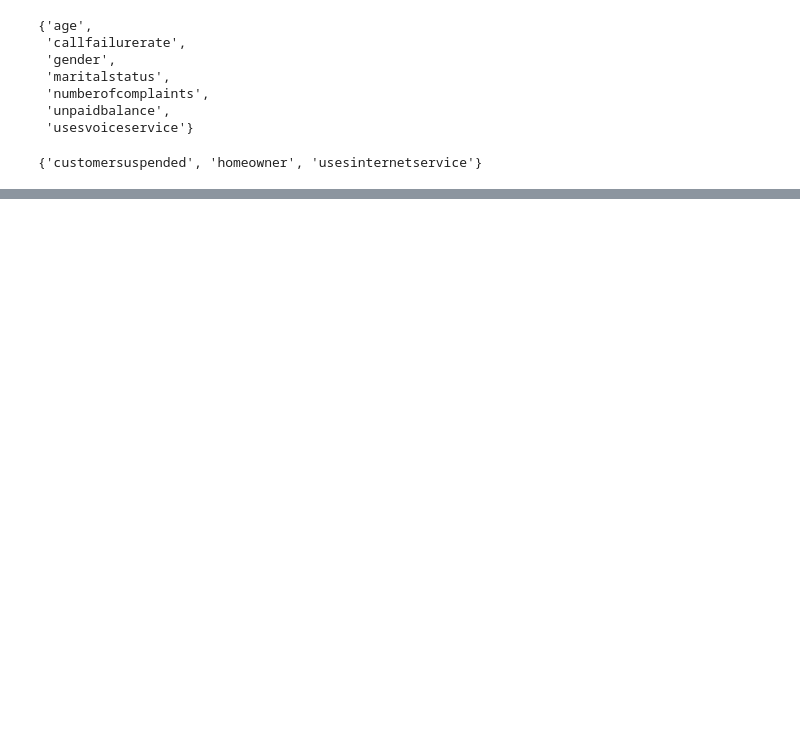
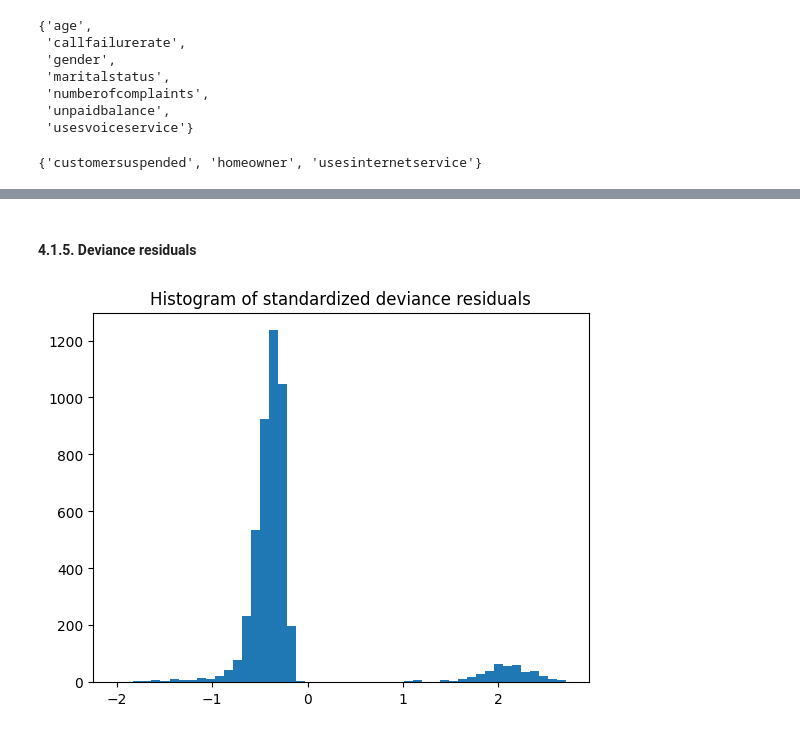
Before and after one commit to YaninaK/churn-prediction, a Jupyter notebook: notebooks/01_EDA_and_Feature_selection.ipynb, the cells around one changed output, grey strips where cells are left out. Cells and saved outputs as stored; diff of their text form; code cells hidden in the pictures; blank space fills up the shorter version.

```diff
--- a/notebooks/01_EDA_and_Feature_selection.ipynb
+++ b/notebooks/01_EDA_and_Feature_selection.ipynb
@@ -971,0 +1017,17 @@ set(importances.index) - set(selected_features)
+# %%
+n_splits = 10
+cv = StratifiedKFold(n_splits=n_splits)
+X = train[cols]
+y = train[TARGET_NAME]
+ind = train.index
+selected = pd.DataFrame(index=cols)
+for fold, (idx_train, idx_test) in enumerate(cv.split(X, y)):
+  idx_train, idx_test = ind[idx_train], ind[idx_test]
+  model = sm.GLM(
+      y[idx_train], X.loc[idx_train], family=sm.genmod.families.Binomial()
+  ).fit(method='ncg')
+  selected.loc[:, f'{fold}'] = np.where(model.pvalues < 0.05, 1, 0)
+selected.loc['intercept', :] = 1
+# %%
+features_GLM = selected[selected.mean(axis=1) == 1].index.tolist()[:-1]
+features_GLM
@@ -971,0 +1051,25 @@ set(importances.index) - set(selected_features)
+# %%
+n_splits = 10
+cv = StratifiedKFold(n_splits=n_splits)
+X = train[features_GLM]
+aic_glm = []
+models_glm = []
+aucs_glm = []
+for fold, (idx_train, idx_test) in enumerate(cv.split(X, y)):
+  idx_train, idx_test = ind[idx_train], ind[idx_test]
+  model = sm.GLM(
+      y[idx_train], X.loc[idx_train], family=sm.genmod.families.Binomial()
+  ).fit(method='ncg')
+  models_glm.append(model)
+  aic_glm.append(model.aic)
+  print(models_glm[fold].summary2())
+  y_pred = model.predict(X.loc[idx_test])
+  results.loc[idx_test, 'GLM'] = y_pred
+  aucs_glm.append(roc_auc_score(y[idx_test], y_pred))
+
+df_aic['GLM'] = aic_glm
+df_auc['GLM'] = aucs_glm
+
+auc_mean = np.array(aucs_glm).mean()
+auc_std = np.array(aucs_glm).std()
+print(f'\nauc: {round(auc_mean, 4)} +/- {round(auc_std, 4)}')
@@ -971,0 +1131,7 @@ set(importances.index) - set(selected_features)
+# %% [markdown]
+#### 4.1.5. Deviance residuals
+# %%
+plt.hist(models_glm[np.argmax(aucs_glm)].resid_deviance, bins=50)
+plt.title('Histogram of standardized deviance residuals');
+# %% [output]
+[figure, added]
```
Also changed, not shown: parts of 66 cells of this notebook.
